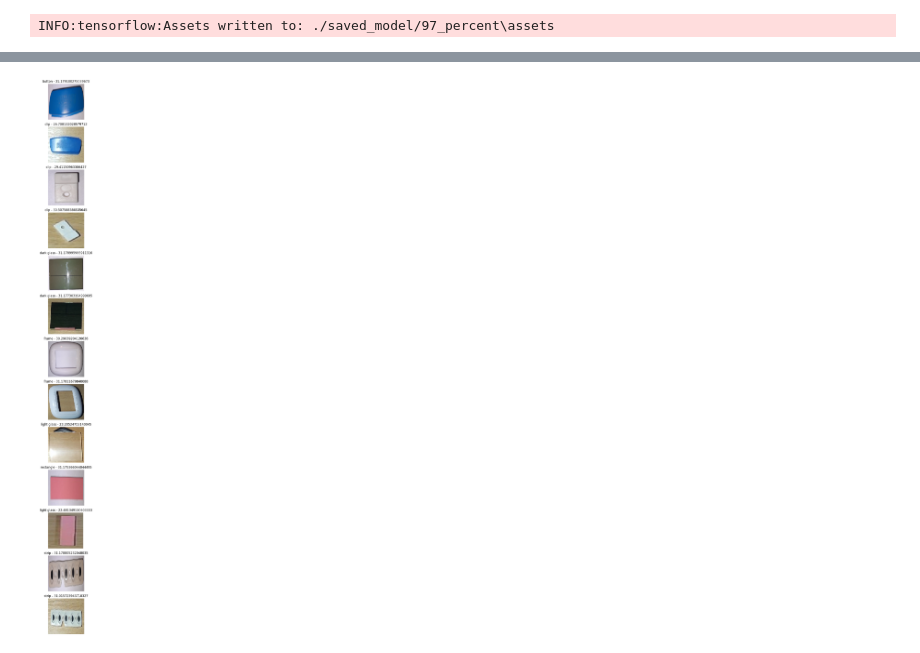
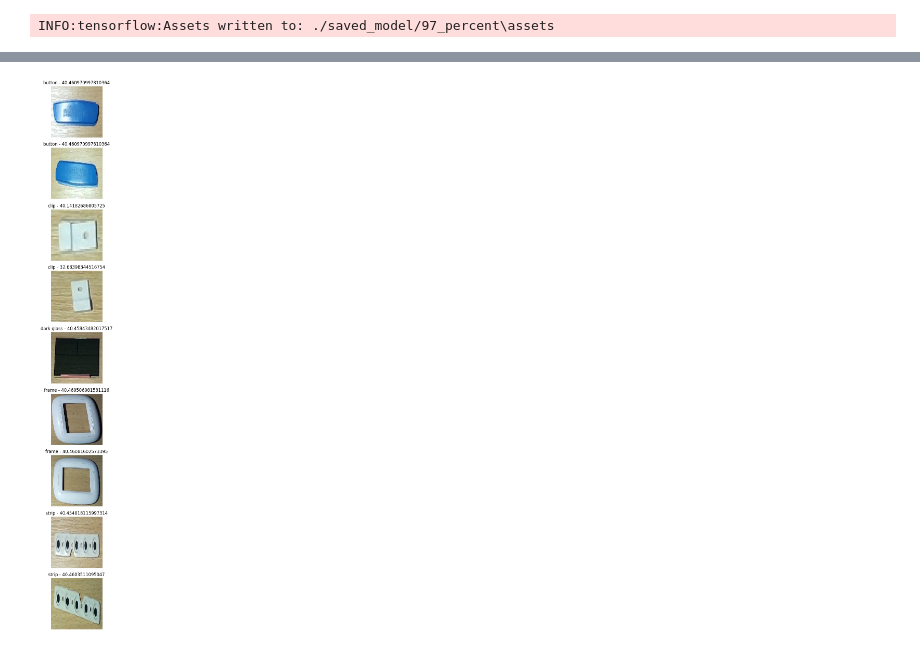
Before and after one commit to SzyJar/VisionSystem, a Jupyter notebook: tensor.ipynb, the cells around one changed output, grey strips where cells are left out. Cells and saved outputs as stored; diff of their text form; code cells hidden in the pictures.

```diff
--- a/tensor.ipynb
+++ b/tensor.ipynb
@@ -20,7 +20,7 @@ total_val = sum([len(files) for r, d, files in os.walk(validation_dir)])
 total_test = len(os.listdir(test_dir))
 # %%
 batch_size = 128
-epochs = 128
+epochs = 64
 IMG_HEIGHT = 150
 IMG_WIDTH = 150
 # %%
@@ -108,8 +108,8 @@ model.add(Conv2D(64, (6,6), padding='same', activation='relu', input_shape=(150,
 model.add(MaxPooling2D(2,2))
 model.add(Flatten())
 model.add(Dense(64, input_dim=784))
-model.add(Dense(64, input_dim=784))
-model.add(Dense(7, activation='softmax'))
+model.add(Dense(32, input_dim=784))
+model.add(Dense(5, activation='softmax'))
 
 model.build(input_shape = [IMG_HEIGHT, IMG_WIDTH])
 model.summary()
@@ -208,7 +208,7 @@ test_images, _ = next(test_data_gen)
 
 predictionPercent = []
 predictionLabel = []
-name = ["button", "clip", "dark glass", "frame", "light glass", "rectangle", "strip"]
+name = ["button", "clip", "dark glass", "frame", "strip"]
 for i in range(len(predictions)):
     value = 0
     category = 0
@@ -225 +225 @@ plotImages(test_images, predictionPercent, predictionLabel)
-[figure, old version]
+[figure, new version]
```
Also changed, not shown: parts of 8 cells of this notebook, 1 other file.
